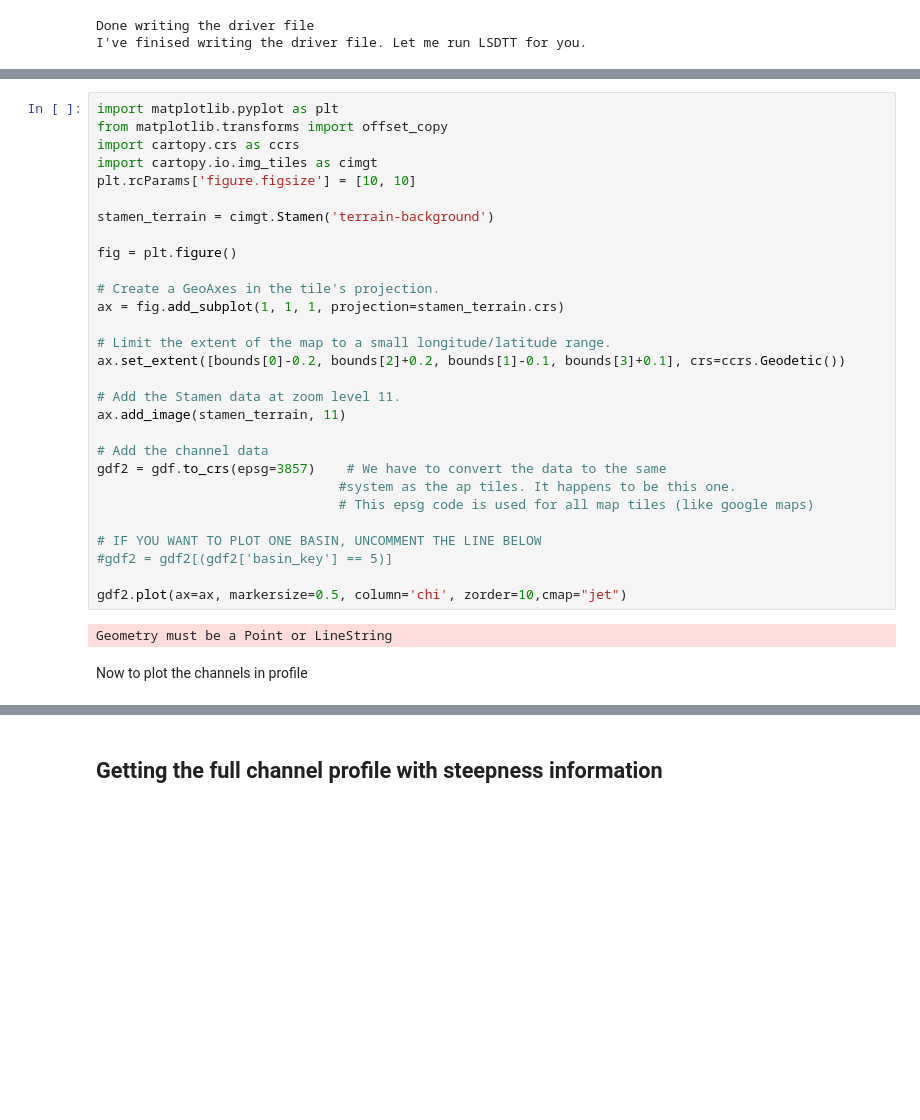
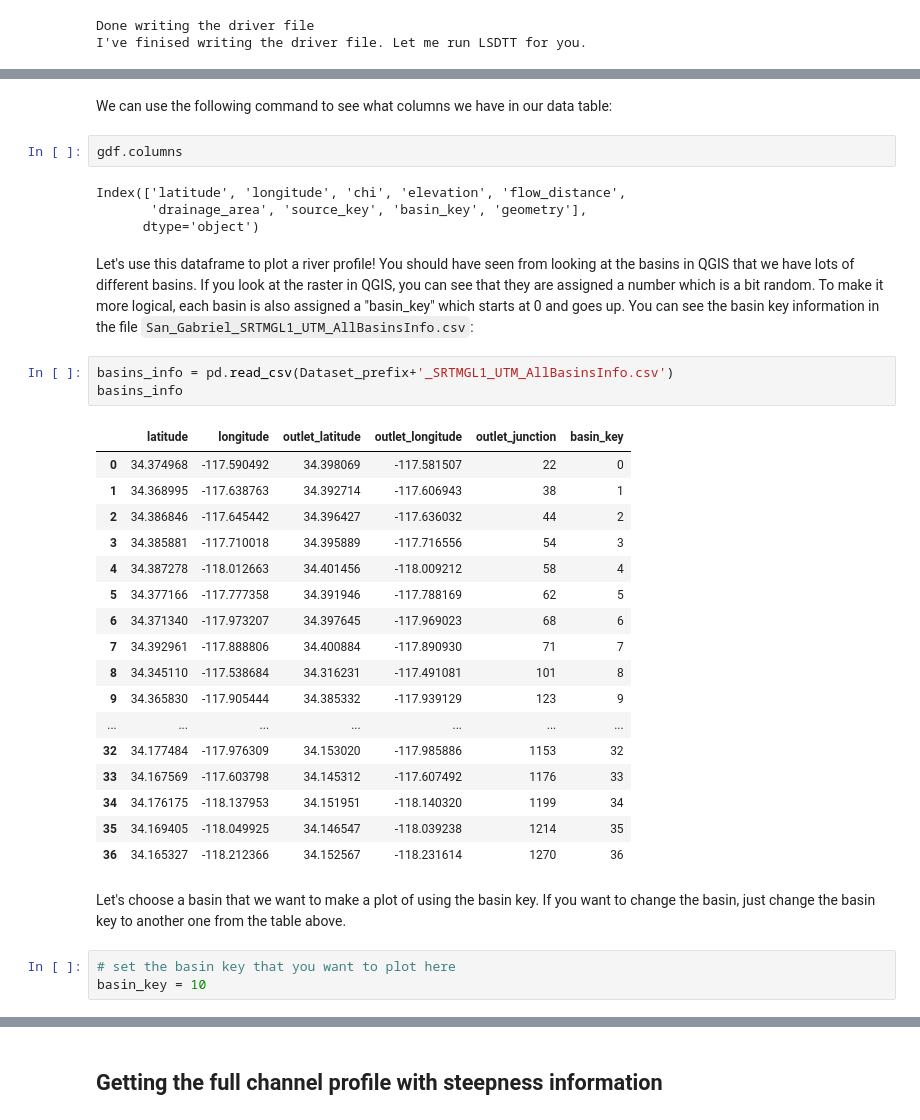
Before and after one commit to fclubb/EarthSurfaceProcesses, a Jupyter notebook: Week3_FluvialIncision/Part3_SanGabrielMountains.ipynb, the cells around one changed output, grey strips where cells are left out. Drawn from its saved outputs; the diff is of its cells as text; blank space fills up the shorter version.

```diff
--- a/Week3_FluvialIncision/Part3_SanGabrielMountains.ipynb
+++ b/Week3_FluvialIncision/Part3_SanGabrielMountains.ipynb
@@ -332,33 +249,36 @@ If you want to plot only one basin uncomment line 26 and select a basin.
-# %%
-import matplotlib.pyplot as plt
-from matplotlib.transforms import offset_copy
-import cartopy.crs as ccrs
-import cartopy.io.img_tiles as cimgt
-plt.rcParams['figure.figsize'] = [10, 10]
-
-stamen_terrain = cimgt.Stamen('terrain-background')
-
-fig = plt.figure()
-
-# Create a GeoAxes in the tile's projection.
-ax = fig.add_subplot(1, 1, 1, projection=stamen_terrain.crs)
-
-# Limit the extent of the map to a small longitude/latitude range.
-ax.set_extent([bounds[0]-0.2, bounds[2]+0.2, bounds[1]-0.1, bounds[3]+0.1], crs=ccrs.Geodetic())
-
-# Add the Stamen data at zoom level 11.
-ax.add_image(stamen_terrain, 11)
-
-# Add the channel data
-gdf2 = gdf.to_crs(epsg=3857)    # We have to convert the data to the same
-                               #system as the ap tiles. It happens to be this one.
-                               # This epsg code is used for all map tiles (like google maps)
-
-# IF YOU WANT TO PLOT ONE BASIN, UNCOMMENT THE LINE BELOW
-#gdf2 = gdf2[(gdf2['basin_key'] == 5)]
-
-gdf2.plot(ax=ax, markersize=0.5, column='chi', zorder=10,cmap="jet")
-# %% [output]
-Geometry must be a Point or LineString
-# %% [markdown]
-Now to plot the channels in profile
+# %% [markdown]
+We can use the following command to see what columns we have in our data table:
+# %%
+gdf.columns
+# %% [output]
+Index(['latitude', 'longitude', 'chi', 'elevation', 'flow_distance',
+       'drainage_area', 'source_key', 'basin_key', 'geometry'],
+      dtype='object')
+# %% [markdown]
+Let's use this dataframe to plot a river profile! You should have seen from looking at the basins in QGIS that we have lots of different basins. If you look at the raster in QGIS, you can see that they are assigned a number which is a bit random. To make it more logical, each basin is also assigned a "basin_key" which starts at 0 and goes up. You can see the basin key information in the file `San_Gabriel_SRTMGL1_UTM_AllBasinsInfo.csv`:
+# %%
+basins_info = pd.read_csv(Dataset_prefix+'_SRTMGL1_UTM_AllBasinsInfo.csv')
+basins_info
+# %% [output]
+|  | latitude | longitude | outlet_latitude | outlet_longitude | outlet_junction | basin_key |
+| 0 | 34.374968 | -117.590492 | 34.398069 | -117.581507 | 22 | 0 |
+| 1 | 34.368995 | -117.638763 | 34.392714 | -117.606943 | 38 | 1 |
+| 2 | 34.386846 | -117.645442 | 34.396427 | -117.636032 | 44 | 2 |
+| 3 | 34.385881 | -117.710018 | 34.395889 | -117.716556 | 54 | 3 |
+| 4 | 34.387278 | -118.012663 | 34.401456 | -118.009212 | 58 | 4 |
+| 5 | 34.377166 | -117.777358 | 34.391946 | -117.788169 | 62 | 5 |
+| 6 | 34.371340 | -117.973207 | 34.397645 | -117.969023 | 68 | 6 |
+| 7 | 34.392961 | -117.888806 | 34.400884 | -117.890930 | 71 | 7 |
+| 8 | 34.345110 | -117.538684 | 34.316231 | -117.491081 | 101 | 8 |
+| 9 | 34.365830 | -117.905444 | 34.385332 | -117.939129 | 123 | 9 |
+| ... | ... | ... | ... | ... | ... | ... |
+| 32 | 34.177484 | -117.976309 | 34.153020 | -117.985886 | 1153 | 32 |
+| 33 | 34.167569 | -117.603798 | 34.145312 | -117.607492 | 1176 | 33 |
+| 34 | 34.176175 | -118.137953 | 34.151951 | -118.140320 | 1199 | 34 |
+| 35 | 34.169405 | -118.049925 | 34.146547 | -118.039238 | 1214 | 35 |
+| 36 | 34.165327 | -118.212366 | 34.152567 | -118.231614 | 1270 | 36 |
+# %% [markdown]
+Let's choose a basin that we want to make a plot of using the basin key. If you want to change the basin, just change the basin key to another one from the table above.
+# %%
+# set the basin key that you want to plot here
+basin_key = 10
```
Also changed, not shown: parts of 23 cells of this notebook.
